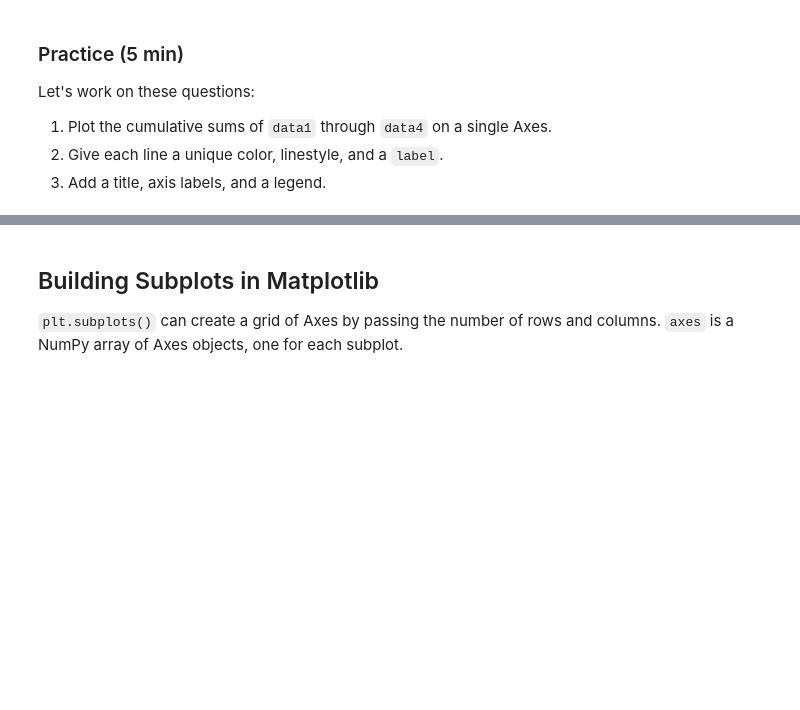
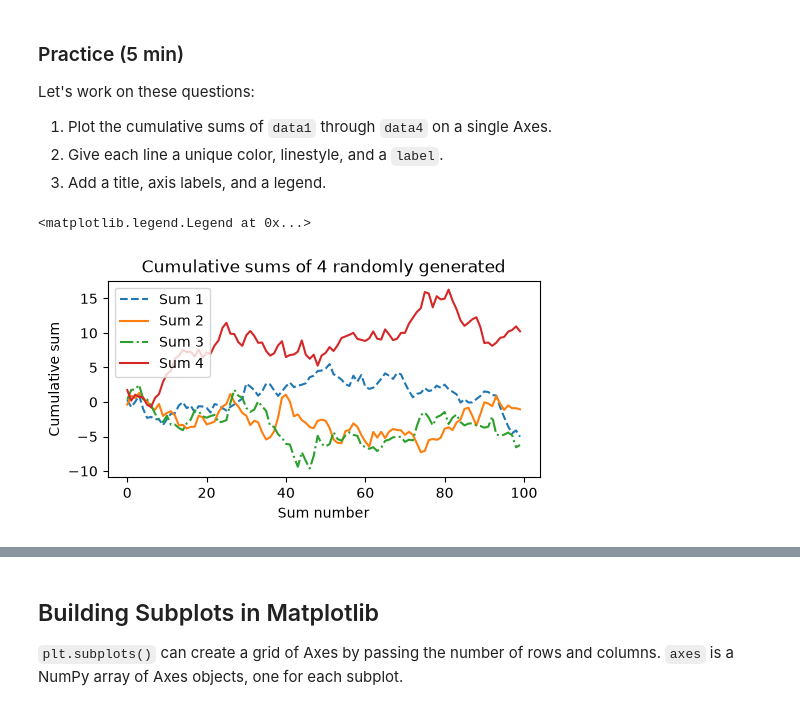
Before and after one commit to dorin-artzi/gsk-intro-scientific-python-course, a Jupyter notebook: notebooks/module_04.ipynb, the cells around one changed output, grey strips where cells are left out. Saved outputs shown, nothing was run; the diff lists cells and outputs as text; code cells hidden in the pictures; blank space fills up the shorter version.

```diff
--- a/notebooks/module_04.ipynb
+++ b/notebooks/module_04.ipynb
@@ -108,5 +108,23 @@ Let's work on these questions:
 3. Add a title, axis labels, and a legend.
 # %%
 # 1.
+sum1 = np.cumsum(data1)
+sum2 = np.cumsum(data2)
+sum3 = np.cumsum(data3)
+sum4 = np.cumsum(data4)
+
+fig, ax = plt.subplots(figsize=(5, 2.7), layout='constrained')
+ax.plot(sum1, label='Sum 1', linestyle='--')  # Plot some data on the Axes.
+ax.plot(sum2 ,label='Sum 2')  # Plot some data on the Axes.
+ax.plot(sum3 ,label='Sum 3', linestyle='-.')  # Plot some data on the Axes.
+ax.plot(sum4 ,label='Sum 4')  # Plot some data on the Axes.
+
+ax.set_xlabel('Sum number')  # Add an x-label to the Axes.
+ax.set_ylabel('Cumulative sum')  # Add a y-label to the Axes.
+ax.set_title("Cumulative sums of 4 randomly generated")  # Add a title to the Axes.
+ax.legend()  # Add a legend.
+# %% [output]
+<matplotlib.legend.Legend at 0x...>
+[figure, added]
 # %%
 # 2.
```
Also changed, not shown: parts of 2 cells of this notebook, 2 other files.
